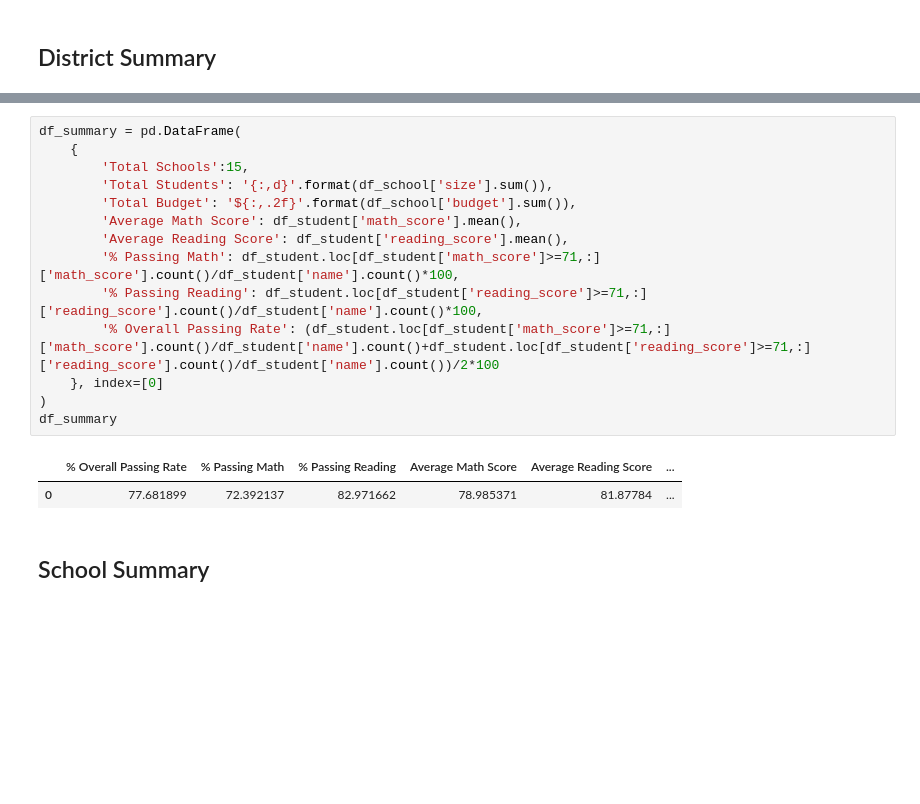
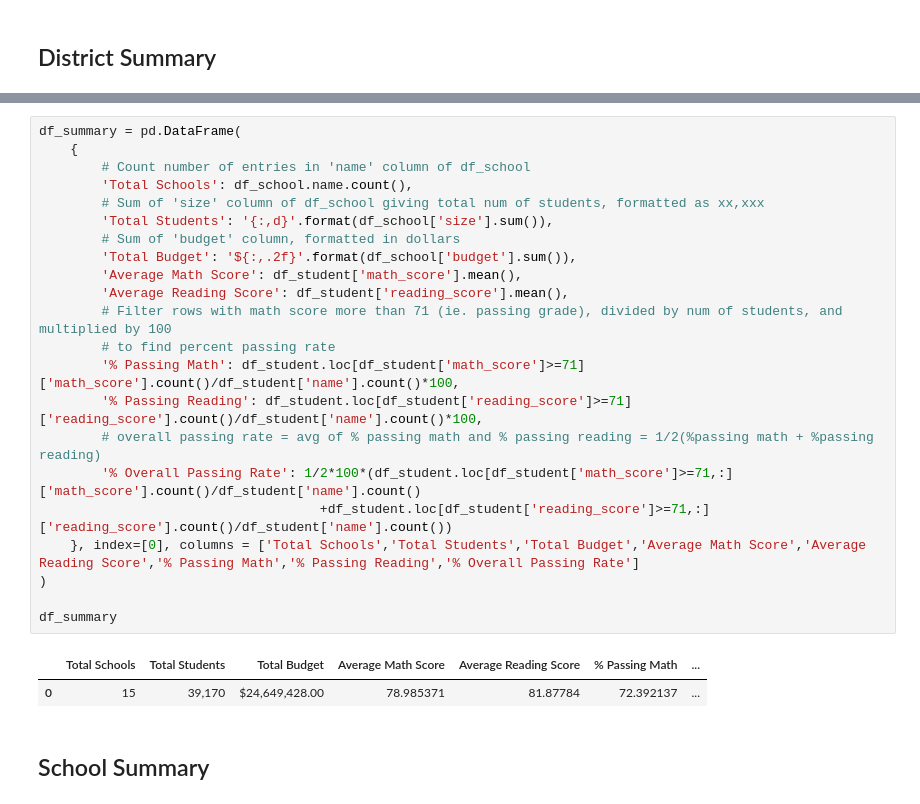
Before and after one commit to amstqq/viterbi_ds_projects, a Jupyter notebook: H4_pandas/PyCitySchools.ipynb, the cells around one changed output, grey strips where cells are left out. Saved outputs shown, nothing was run; the diff lists cells and outputs as text; blank space fills up the shorter version.

```diff
--- a/H4_pandas/PyCitySchools.ipynb
+++ b/H4_pandas/PyCitySchools.ipynb
@@ -19,19 +53,27 @@ df_student = pd.read_csv(file2)
 # %%
 df_summary = pd.DataFrame(
     {
-        'Total Schools':15,
+        # Count number of entries in 'name' column of df_school
+        'Total Schools': df_school.name.count(),
+        # Sum of 'size' column of df_school giving total num of students, formatted as xx,xxx
         'Total Students': '{:,d}'.format(df_school['size'].sum()),
+        # Sum of 'budget' column, formatted in dollars
         'Total Budget': '${:,.2f}'.format(df_school['budget'].sum()),
         'Average Math Score': df_student['math_score'].mean(),
         'Average Reading Score': df_student['reading_score'].mean(),
-        '% Passing Math': df_student.loc[df_student['math_score']>=71,:]['math_score'].count()/df_student['name'].count()*100,
-        '% Passing Reading': df_student.loc[df_student['reading_score']>=71,:]['reading_score'].count()/df_student['name'].count()*100,
-        '% Overall Passing Rate': (df_student.loc[df_student['math_score']>=71,:]['math_score'].count()/df_student['name'].count()+df_student.loc[df_student['reading_score']>=71,:]['reading_score'].count()/df_student['name'].count())/2*100
-    }, index=[0]
+        # Filter rows with math score more than 71 (ie. passing grade), divided by num of students, and multiplied by 100
+        # to find percent passing rate
+        '% Passing Math': df_student.loc[df_student['math_score']>=71]['math_score'].count()/df_student['name'].count()*100,
+        '% Passing Reading': df_student.loc[df_student['reading_score']>=71]['reading_score'].count()/df_student['name'].count()*100,
+        # overall passing rate = avg of % passing math and % passing reading = 1/2(%passing math + %passing reading)
+        '% Overall Passing Rate': 1/2*100*(df_student.loc[df_student['math_score']>=71,:]['math_score'].count()/df_student['name'].count()
+                                    +df_student.loc[df_student['reading_score']>=71,:]['reading_score'].count()/df_student['name'].count())
+    }, index=[0], columns = ['Total Schools','Total Students','Total Budget','Average Math Score','Average Reading Score','% Passing Math','% Passing Reading','% Overall Passing Rate']
 )
+
 df_summary
 # %% [output]
-|  | % Overall Passing Rate | % Passing Math | % Passing Reading | Average Math Score | Average Reading Score | ... |
-| 0 | 77.681899 | 72.392137 | 82.971662 | 78.985371 | 81.87784 | ... |
+|  | Total Schools | Total Students | Total Budget | Average Math Score | Average Reading Score | % Passing Math | ... |
+| 0 | 15 | 39,170 | $24,649,428.00 | 78.985371 | 81.87784 | 72.392137 | ... |
 # %% [markdown]
 ## School Summary
```
Also changed, not shown: parts of 27 cells of this notebook, 37 other files.
